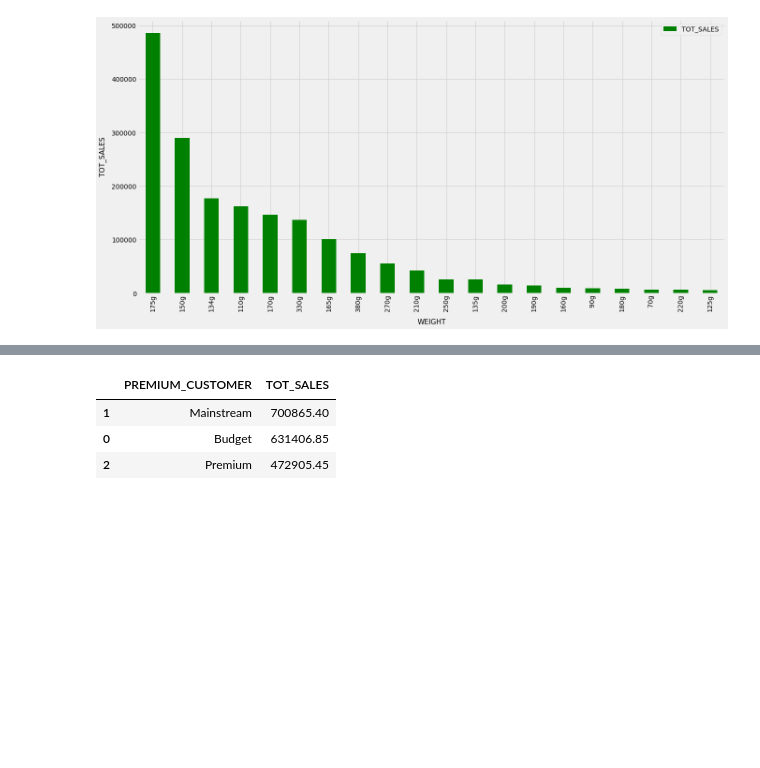
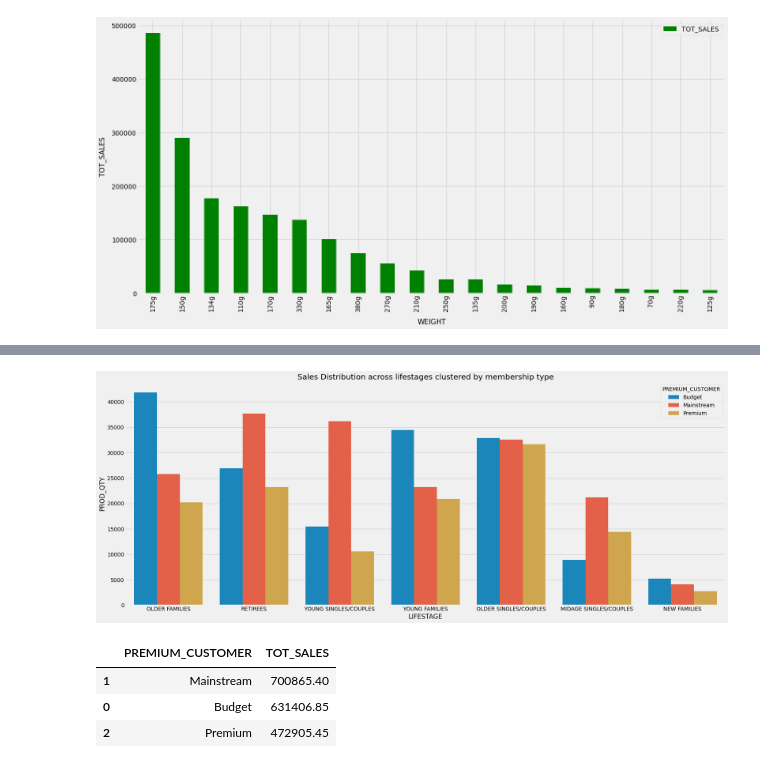
Before and after one commit to coja56/Customer_buying_Patterns, a Jupyter notebook: customer_segmentation.ipynb, the cells around one changed output, grey strips where cells are left out. Saved outputs shown, nothing was run; the diff lists cells and outputs as text; code cells hidden in the pictures; blank space fills up the shorter version.

```diff
--- a/customer_segmentation.ipynb
+++ b/customer_segmentation.ipynb
@@ -485,3 +492,10 @@ plt.show()
+# %%
+plt.figure(figsize=(25,10))
+sns.barplot(x='LIFESTAGE',y='PROD_QTY',hue='PREMIUM_CUSTOMER',data = total_cust)
+plt.title("Sales Distribution across lifestages clustered by membership type")
+plt.show()
+# %% [output]
+[figure, added]
 # %%
 #Buying patterns of different customers
 df_custype = df_custrans.groupby(by =['PREMIUM_CUSTOMER'], as_index=False)['TOT_SALES'].sum().sort_values(by ='TOT_SALES',ascending = False)
```
Also changed, not shown: parts of 12 cells of this notebook.
